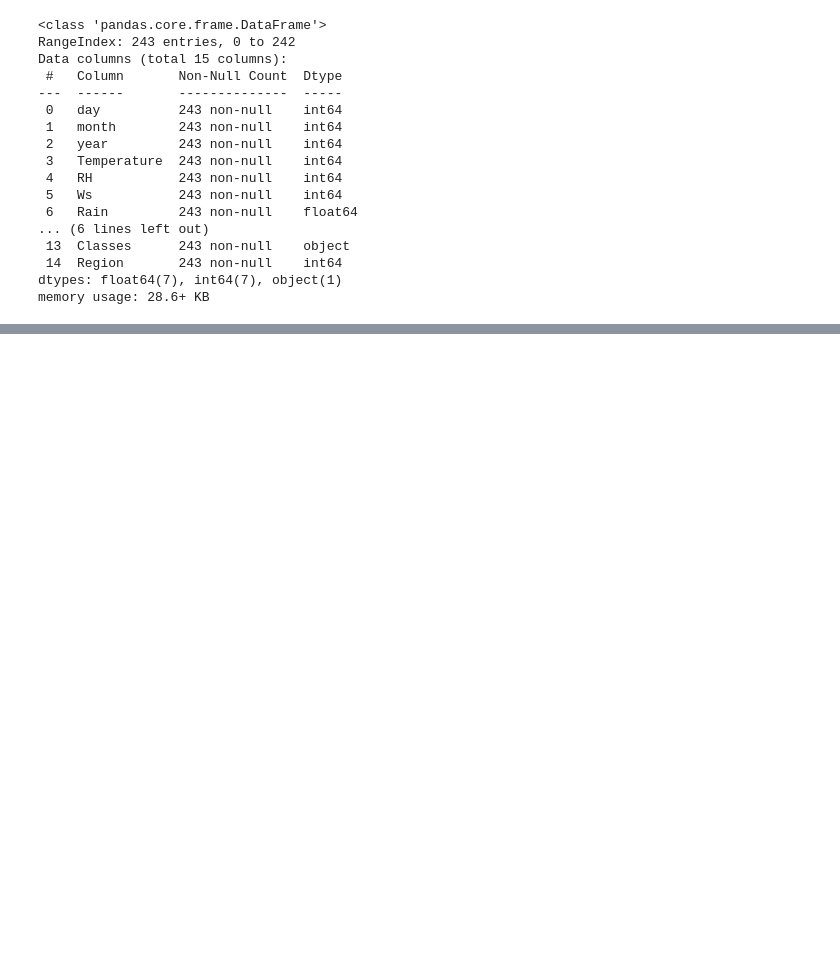
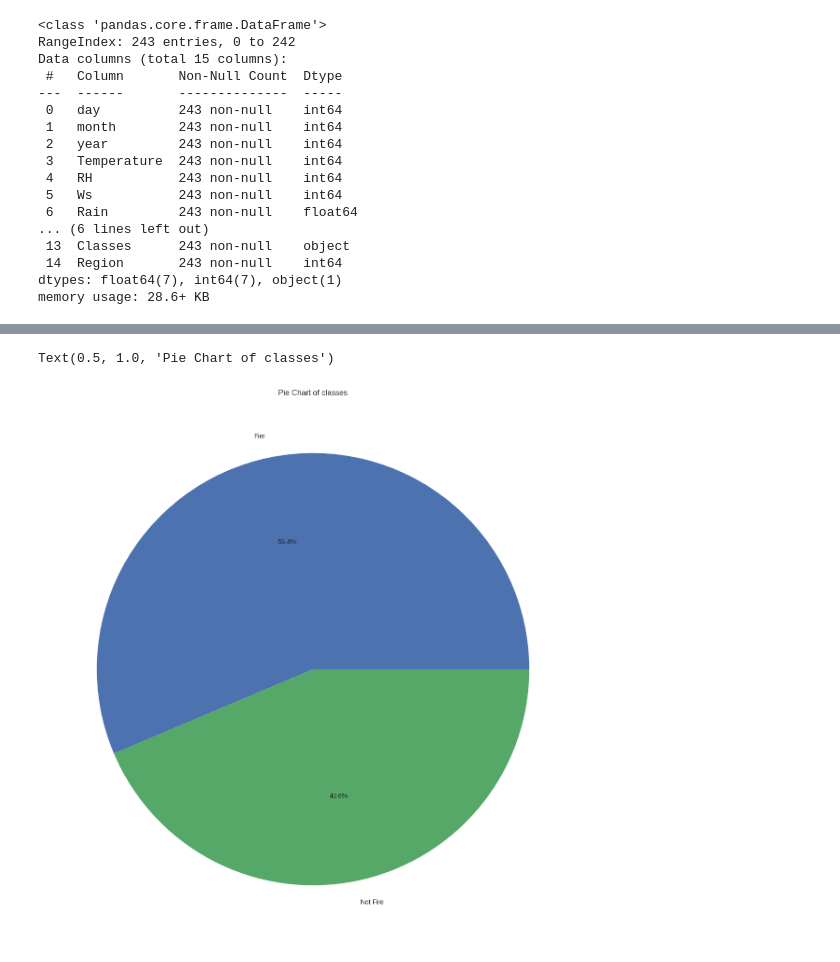
Before and after one commit to Sarvesh-10/DSMLDLCourse, a Jupyter notebook: RidgeLassoElasticNet/AlgerianDataset.ipynb, the cells around one changed output, grey strips where cells are left out. Saved outputs shown, nothing was run; the diff lists cells and outputs as text; code cells hidden in the pictures; blank space fills up the shorter version.

```diff
--- a/RidgeLassoElasticNet/AlgerianDataset.ipynb
+++ b/RidgeLassoElasticNet/AlgerianDataset.ipynb
@@ -200,0 +252,11 @@ df.describe()
+# %%
+## Percentage of Pie chart
+percentage = df1['Classes'].value_counts(normalize=True)*100
+# %%
+classLabels = ['Fire','Not Fire']
+plt.figure(figsize=(20,15))
+plt.pie(percentage,labels=classLabels,autopct='%1.1f%%')
+plt.title("Pie Chart of classes")
+# %% [output]
+Text(0.5, 1.0, 'Pie Chart of classes')
+[figure, added]
```
Also changed, not shown: parts of 16 cells of this notebook.
